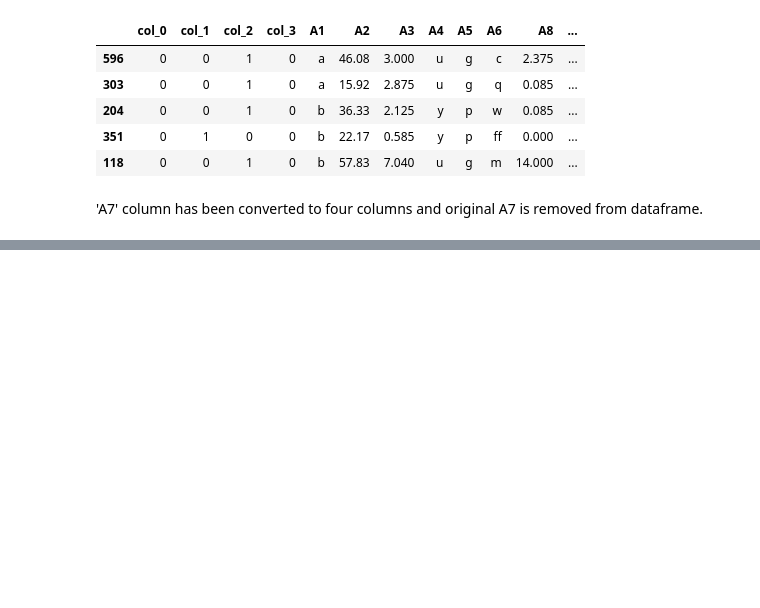
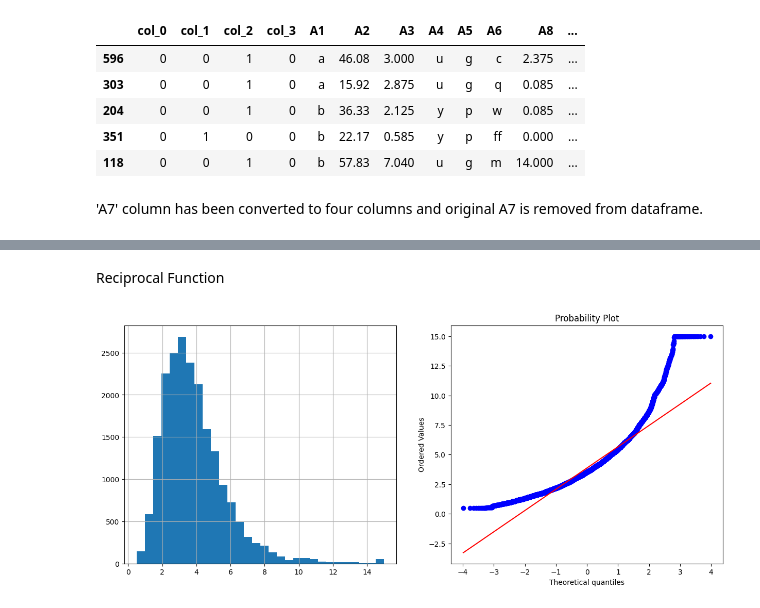
Before and after one commit to Chirag314/Feature-Engineering, a Jupyter notebook: Feature_Engineering_practise.ipynb, the cells around one changed output, grey strips where cells are left out. Drawn from its saved outputs; the diff is of its cells as text; code cells hidden in the pictures; blank space fills up the shorter version.

```diff
--- a/Feature_Engineering_practise.ipynb
+++ b/Feature_Engineering_practise.ipynb
@@ -1118,0 +1178,10 @@ X_train_enc.head()
+# %% [markdown]
+Reciprocal Function
+# %%
+#Defined as 1/x is a strong transformation with a very drastic effect on the variable distribution.
+from sklearn.preprocessing import FunctionTransformer
+housing=fetch_california_housing()
+data=pd.DataFrame(housing.data,columns=housing.feature_names)
+diagnostic_plots(data,'MedInc')
+# %% [output]
+[figure, added]
```
Also changed, not shown: parts of 10 cells of this notebook.
